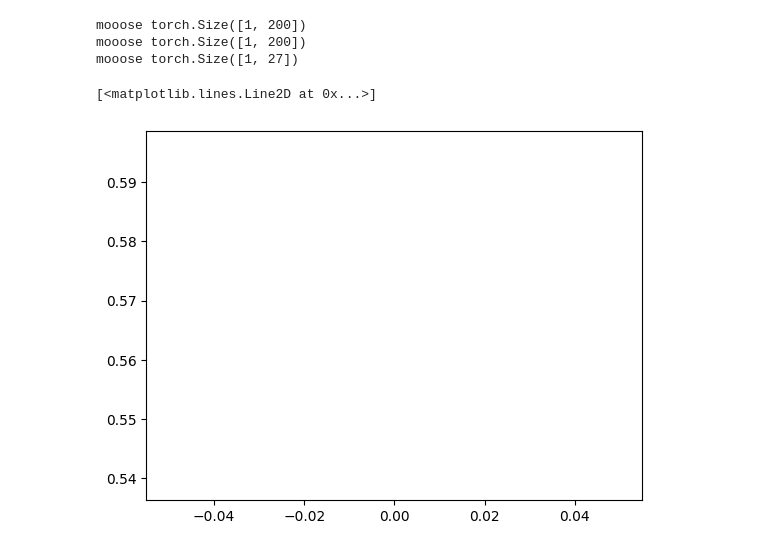
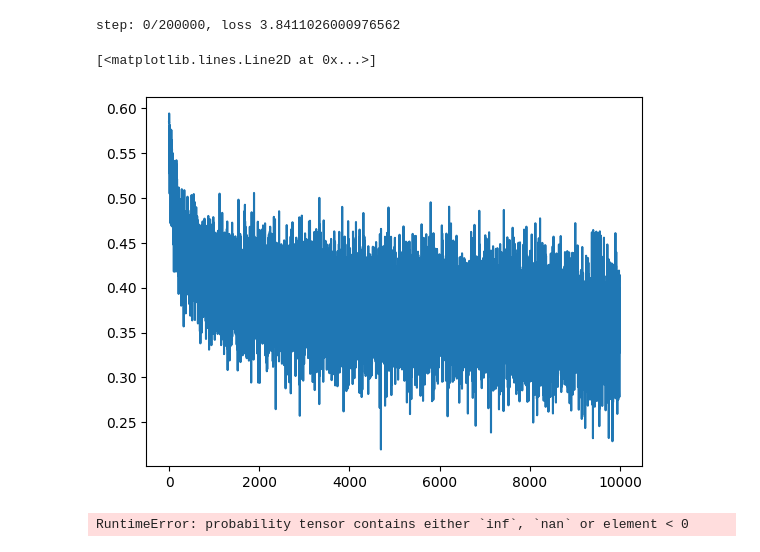
Before and after one commit to j4orz/piconn, a Jupyter notebook: 1-fnn.ipynb, the cells around one changed output. Cells and saved outputs as stored; diff of their text form; code cells hidden in the pictures.

```diff
--- a/1-fnn.ipynb
+++ b/1-fnn.ipynb
@@ -107,72 +141,56 @@ Xte, Yte = gen_dataset(words[n2:])
 # 2. training loop
 N = Xtr.shape[0]
 losses, steps = [], []
-for step in range(200000):
+for step in range(10000):
     # 1. forward
     indices_B = torch.randint(0, N, (B,))
     X_B, Y_B = Xtr[indices_B], Ytr[indices_B]
 
     X_BD = C[X_B].view(-1, T * E)
     for layer in model:
         X_BD = layer(X_BD)
     loss = F.cross_entropy(X_BD, Y_B)
 
     # 2. backward
     for layer in model:
         layer.out.retain_grad()
     for p in params:
         p.grad = None
     loss.backward()
 
     # 3. update
     for p in params:
         p.data += -0.01 * p.grad
 
     steps.append(step)
     losses.append(loss.log10().item())
-    break
     if step % 10000 == 0:
         print(f"step: {step}/{200000}, loss {loss.item()}")
 
 plt.plot(steps, losses)
-
-# generalization
-# @torch.no_grad() # this decorator disables gradient tracking
-# def split_loss(split):
-#   x,y = {
-#     'train': (Xtr, Ytr),
-#     'val': (Xdev, Ydev),
-#     'test': (Xte, Yte),
-#   }[split]
-#   emb = C[x] # (N, block_size, n_embd)
-#   x = emb.view(emb.shape[0], -1) # concat into (N, block_size * n_embd)
-#   for layer in layers:
-#     x = layer(x)
-#   loss = F.cross_entropy(x, y)
-#   print(split, loss.item())
 # %% [output]
-mooose torch.Size([1, 200])
-mooose torch.Size([1, 200])
-mooose torch.Size([1, 27])
+step: 0/200000, loss 3.8411026000976562
 [<matplotlib.lines.Line2D at 0x...>]
-[figure, old version]
+[figure, new version]
 # %%
-# # inference loop
-# i_terminal = 0
-# for _ in range(20):
-#     output = []
-#     context = [0] * context_length
-#     while True:
-#         emb = C[torch.tensor([context])]
-#         x = emb.view(emb.shape[0], -1) # concat into (N, block_size * n_embd)
-#         for l in model:
-#           x = l(x)
-#         logits = x
-#         y_hat = F.softmax(logits, dim=1)
+# inference loop
+i_terminal = 0
+for _ in range(20):
+    output = []
+    context = [0] * context_length
+    while True:
+        emb = C[torch.tensor([context])]
+        X_BD = emb.view(emb.shape[0], -1)
+        for l in model:
+          X_BD = l(X_BD)
+        logits = X_BD
+        probs = F.softmax(logits, dim=1)
 
-#         i = torch.multinomial(y_hat, num_samples=1, replacement=True, generator=g).item()
-#         context = context[1:] + [i]
-#         output.append(decode[i])
-#         if i == i_terminal:
-#             break
-#     print(''.join(output))
+        i = torch.multinomial(probs, num_samples=1, replacement=True, generator=g).item()
+        context = context[1:] + [i]
+        output.append(decode[i])
+        if i == i_terminal:
+            break
+    print(''.join(output))
+# %% [output]
+RuntimeError: probability tensor contains either `inf`, `nan` or element < 0
```
Also changed, not shown: parts of 1 cell of this notebook.
